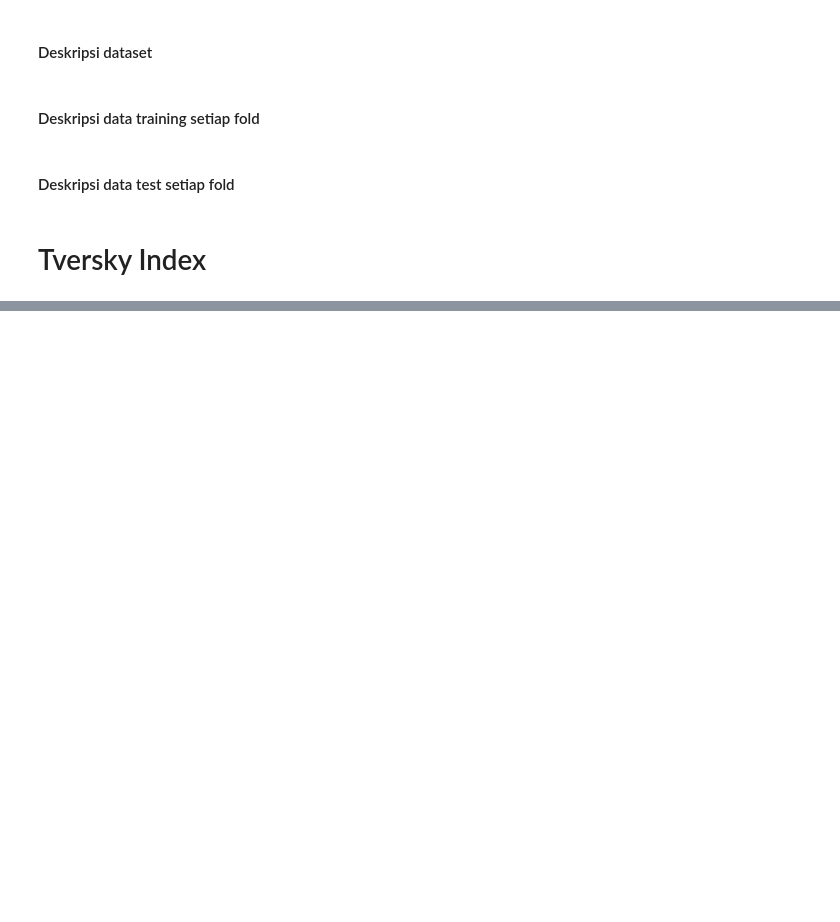
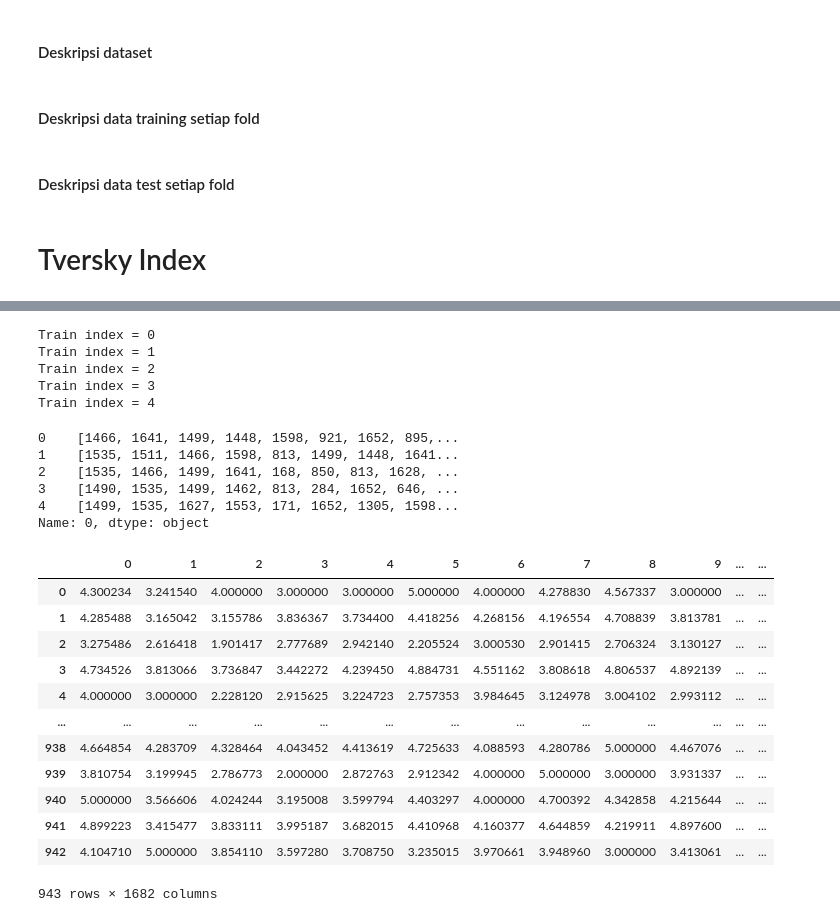
Before and after one commit to DimasDliyaurR/Hybrid-Collaborative-Filtering-HCF, a Jupyter notebook: main.ipynb, the cells around one changed output, grey strips where cells are left out. Drawn from its saved outputs; the diff is of its cells as text; code cells hidden in the pictures; blank space fills up the shorter version.

```diff
--- a/main.ipynb
+++ b/main.ipynb
@@ -94,0 +76,6 @@ KeyboardInterrupt:
+# %%
+from hybrid import HCF
+import DistanceBased.similarities as S
+
+TI_user = S.TI("data/ml-100k",k=5,opsional="user-based",alpha_1=0.1,alpha_2=0.1)
+TI_item = S.TI("data/ml-100k",k=5,opsional="item-based",alpha_1=0.1,alpha_2=0.1)
@@ -95,3 +95,36 @@ KeyboardInterrupt:
+# %%
+hybrid = HCF(TI_user,TI_item,data="data/ml-100k",gamma=0.7)
+# %% [output]
+Train index = 0
+Train index = 1
+Train index = 2
+Train index = 3
+Train index = 4
+# %%
+hybrid.get_top_n_fusion()[0]
+# %% [output]
+0    [1466, 1641, 1499, 1448, 1598, 921, 1652, 895,...
+1    [1535, 1511, 1466, 1598, 813, 1499, 1448, 1641...
+2    [1535, 1466, 1499, 1641, 168, 850, 813, 1628, ...
+3    [1490, 1535, 1499, 1462, 813, 284, 1652, 646, ...
+4    [1499, 1535, 1627, 1553, 171, 1652, 1305, 1598...
+Name: 0, dtype: object
+# %%
+hybrid.get_data_frame(1)
+# %% [output]
+|  | 0 | 1 | 2 | 3 | 4 | 5 | 6 | 7 | 8 | 9 | ... | ... |
+| 0 | 4.300234 | 3.241540 | 4.000000 | 3.000000 | 3.000000 | 5.000000 | 4.000000 | 4.278830 | 4.567337 | 3.000000 | ... | ... |
+| 1 | 4.285488 | 3.165042 | 3.155786 | 3.836367 | 3.734400 | 4.418256 | 4.268156 | 4.196554 | 4.708839 | 3.813781 | ... | ... |
+| 2 | 3.275486 | 2.616418 | 1.901417 | 2.777689 | 2.942140 | 2.205524 | 3.000530 | 2.901415 | 2.706324 | 3.130127 | ... | ... |
+| 3 | 4.734526 | 3.813066 | 3.736847 | 3.442272 | 4.239450 | 4.884731 | 4.551162 | 3.808618 | 4.806537 | 4.892139 | ... | ... |
+| 4 | 4.000000 | 3.000000 | 2.228120 | 2.915625 | 3.224723 | 2.757353 | 3.984645 | 3.124978 | 3.004102 | 2.993112 | ... | ... |
+| ... | ... | ... | ... | ... | ... | ... | ... | ... | ... | ... | ... | ... |
+| 938 | 4.664854 | 4.283709 | 4.328464 | 4.043452 | 4.413619 | 4.725633 | 4.088593 | 4.280786 | 5.000000 | 4.467076 | ... | ... |
+| 939 | 3.810754 | 3.199945 | 2.786773 | 2.000000 | 2.872763 | 2.912342 | 4.000000 | 5.000000 | 3.000000 | 3.931337 | ... | ... |
+| 940 | 5.000000 | 3.566606 | 4.024244 | 3.195008 | 3.599794 | 4.403297 | 4.000000 | 4.700392 | 4.342858 | 4.215644 | ... | ... |
+| 941 | 4.899223 | 3.415477 | 3.833111 | 3.995187 | 3.682015 | 4.410968 | 4.160377 | 4.644859 | 4.219911 | 4.897600 | ... | ... |
+| 942 | 4.104710 | 5.000000 | 3.854110 | 3.597280 | 3.708750 | 3.235015 | 3.970661 | 3.948960 | 3.000000 | 3.413061 | ... | ... |
+943 rows × 1682 columns
 # %%
 import DistanceBased.similarities as S
 
```
Also changed, not shown: parts of 2 cells of this notebook, 5 other files.
